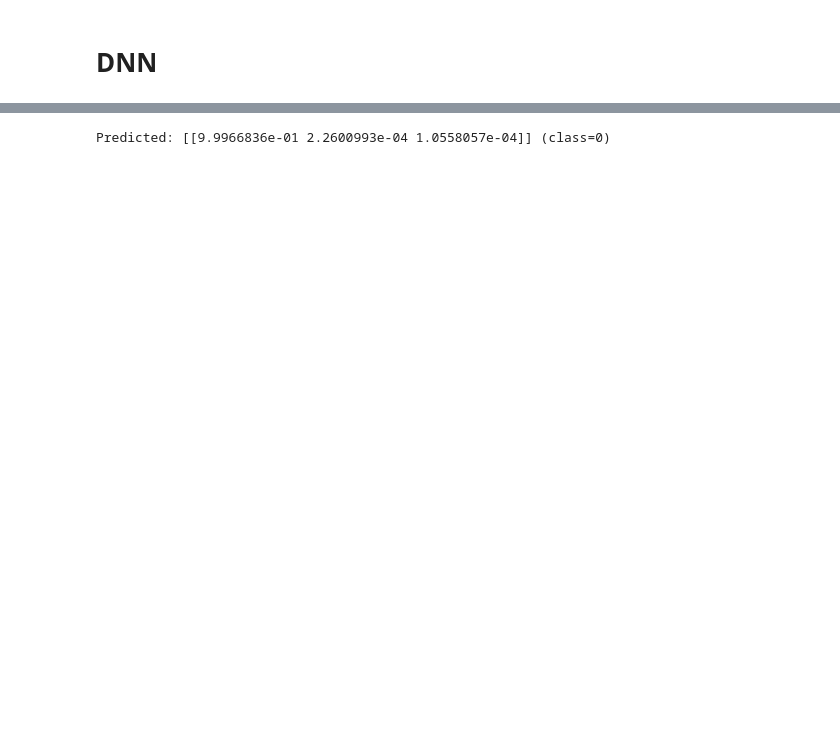
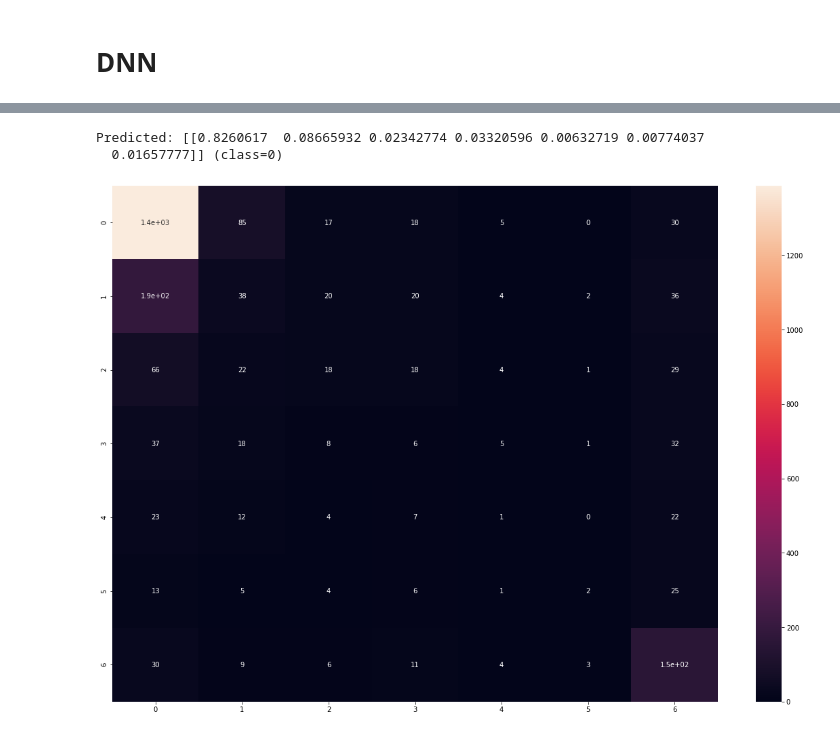
Before and after one commit to arnab-api/Movie-Analysis, a Jupyter notebook: 17_DNN Base.ipynb, the cells around one changed output, grey strips where cells are left out. Cells and saved outputs as stored; diff of their text form; code cells hidden in the pictures; blank space fills up the shorter version.

```diff
--- a/17_DNN Base.ipynb
+++ b/17_DNN Base.ipynb
@@ -168,6 +233,49 @@ Test Accuracy: 0.980
 # %%
-row = [5.1,3.5,1.4,0.2]
-yhat = model.predict([row])
+row = np.array([X_test[10]])
+yhat = model.predict(row)
 print('Predicted: %s (class=%d)' % (yhat, argmax(yhat)))
 # %% [output]
-Predicted: [[9.9966836e-01 2.2600993e-04 1.0558057e-04]] (class=0)
+Predicted: [[0.8260617  0.08665932 0.02342774 0.03320596 0.00632719 0.00774037
+  0.01657777]] (class=0)
+# %%
+def getConfusionMatrix(target, predicted):
+    classes = sorted(list(set(target)))
+    matrix = {}
+    for c in classes:
+        matrix[c] = {}
+        for cc in classes:
+            matrix[c][cc] = 0
+    for i in range(len(target)):
+        t = target[i]
+        p = predicted[i]
+
+        matrix[t][p] += 1
+
+    return matrix
+# %%
+def plotMatrix(dct2D):
+    # print(dct2D)
+    arr2D = []
+    for ik in dct2D:
+        arr1D = []
+        for jk in dct2D[ik]:
+            arr1D.append(dct2D[ik][jk])
+        arr2D.append(arr1D)
+    df_cm = pd.DataFrame(arr2D, index = list(dct2D.keys()),
+                  columns = list(dct2D.keys()))
+    plt.figure(figsize = (20,14))
+    sn.heatmap(df_cm, annot=True)
+    plt.show()
+# %%
+def getPrediction(model, X_test):
+    pred = model.predict(X_test)
+    y_hat = []
+    for i in range(len(pred)):
+        y_hat.append(np.argmax(pred[i]))
+    return y_hat
+# %%
+matrix = getConfusionMatrix(y_test, getPrediction(model, X_test))
+# %%
+plotMatrix(matrix)
+# %% [output]
+[figure, added]
```
Also changed, not shown: parts of 20 cells of this notebook, 3 other files.
